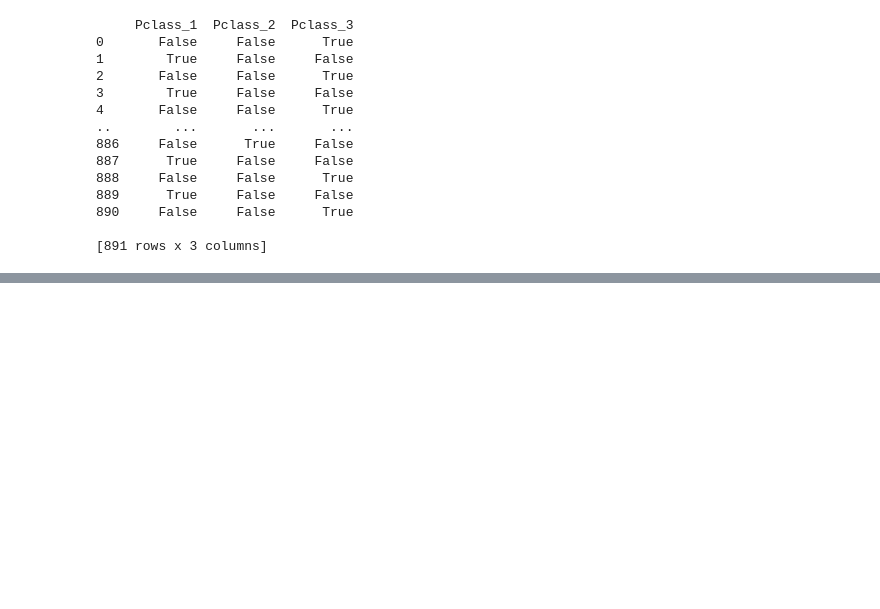
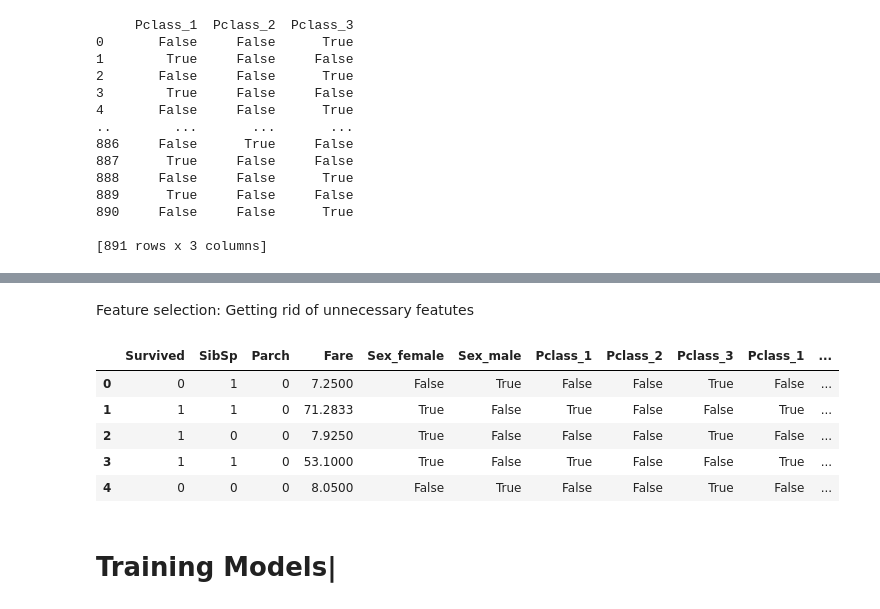
Before and after one commit to mirjunaid26/ai_dl_ml, a Jupyter notebook: end_to_end_example.ipynb, the cells around one changed output, grey strips where cells are left out. Saved outputs shown, nothing was run; the diff lists cells and outputs as text; code cells hidden in the pictures; blank space fills up the shorter version.

Commit message:
training models

```diff
--- a/end_to_end_example.ipynb
+++ b/end_to_end_example.ipynb
@@ -217,0 +267,11 @@ preprocessed_data.head()
+# %% [markdown]
+Feature selection: Getting rid of unnecessary featutes
+# %%
+preprocessed_data.head()
+# %% [output]
+|  | Survived | SibSp | Parch | Fare | Sex_female | Sex_male | Pclass_1 | Pclass_2 | Pclass_3 | Pclass_1 | ... |
+| 0 | 0 | 1 | 0 | 7.2500 | False | True | False | False | True | False | ... |
+| 1 | 1 | 1 | 0 | 71.2833 | True | False | True | False | False | True | ... |
+| 2 | 1 | 0 | 0 | 7.9250 | True | False | False | False | True | False | ... |
+| 3 | 1 | 1 | 0 | 53.1000 | True | False | True | False | False | True | ... |
+| 4 | 0 | 0 | 0 | 8.0500 | False | True | False | False | True | False | ... |
@@ -217,0 +282,2 @@ preprocessed_data.head()
+# %% [markdown]
+# Training Models|
```
Also changed, not shown: parts of 18 cells of this notebook.
